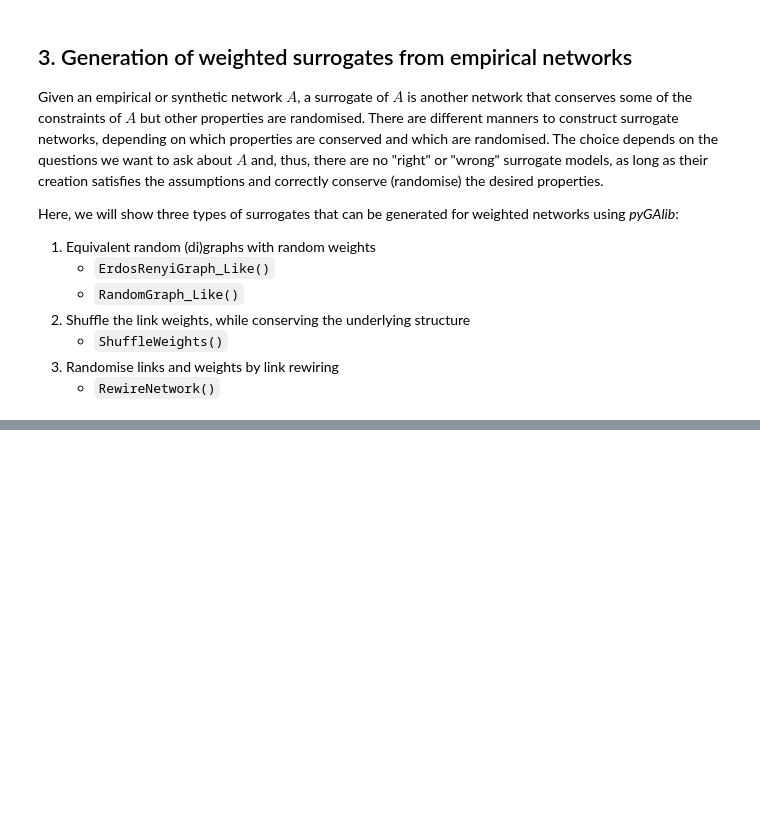
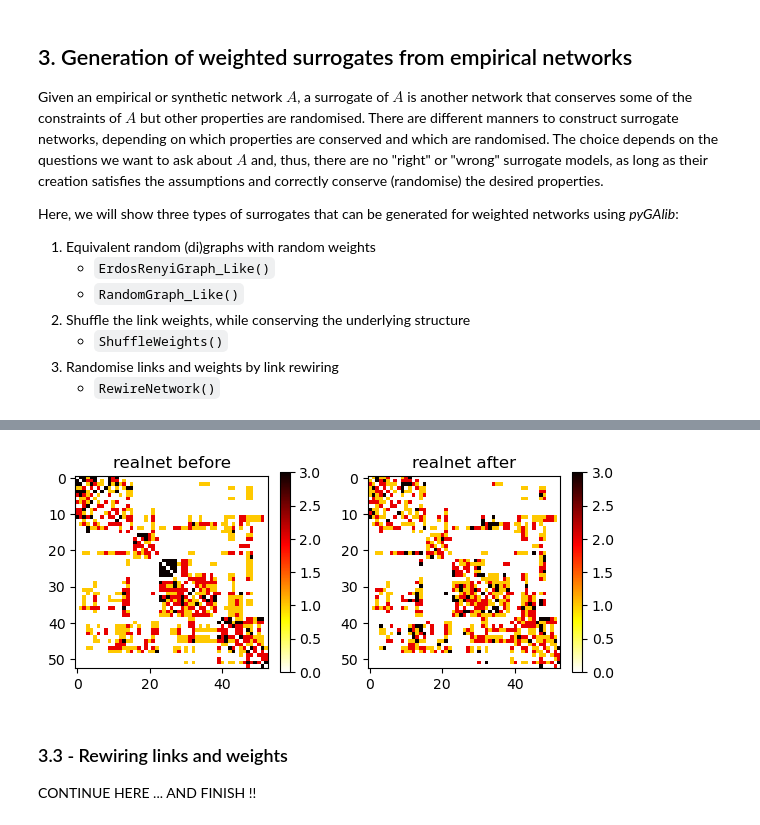
Before and after one commit to gorkazl/pyGAlib, a Jupyter notebook: Examples/WeightedGraphs_Intro.ipynb, the cells around one changed output, grey strips where cells are left out. Drawn from its saved outputs; the diff is of its cells as text; code cells hidden in the pictures; blank space fills up the shorter version.

```diff
--- a/Examples/WeightedGraphs_Intro.ipynb
+++ b/Examples/WeightedGraphs_Intro.ipynb
@@ -608,0 +668,33 @@ Number self-loops ...   Empirical: 0  |  random: 0
+# %%
+## LOAD AN EMPIRICAL WEIGHTED NETWORK AND RANDOMISE ITS WEIGHTS IN-PLACE
+
+# 1) Load an empirical network (CHOOSE ONE realnet)
+dataroot = "./Data/"
+realnet = np.loadtxt(dataroot + 'Cat53_cortex.txt', dtype='uint8')
+#realnet = np.loadtxt(dataroot + 'Zachary.txt', dtype='uint8')
+#realnet = galib.tools.LoadFromPajek(dataroot + 'LesMiserables.net', getlabels=False)
+
+# 2) Plot the the original `realnet` matrix
+plt.figure(figsize=(6,2.5))
+
+plt.subplot(1,2,1)
+plt.title( 'realnet before' )
+plt.imshow(realnet, cmap='hot_r')
+plt.colorbar()
+
+
+# 3) Shuffle the link weights of realnet, and replot
+galib.models.ShuffleWeights(realnet, copy=False)
+
+plt.subplot(1,2,2)
+plt.title( 'realnet after' )
+plt.imshow(realnet, cmap='hot_r')
+plt.colorbar()
+
+plt.tight_layout()
+# %% [output]
+[figure, added]
+# %% [markdown]
+### 3.3 - Rewiring links and weights
+
+CONTINUE HERE ... AND FINISH !!
```
Also changed, not shown: parts of 17 cells of this notebook.
